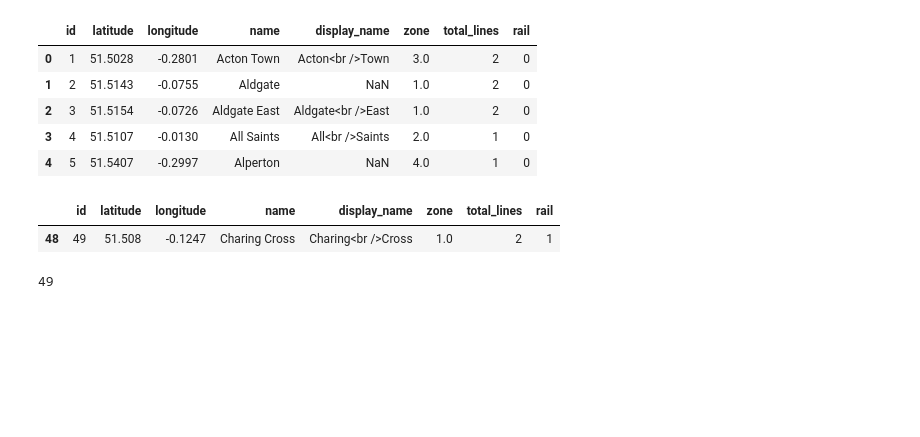
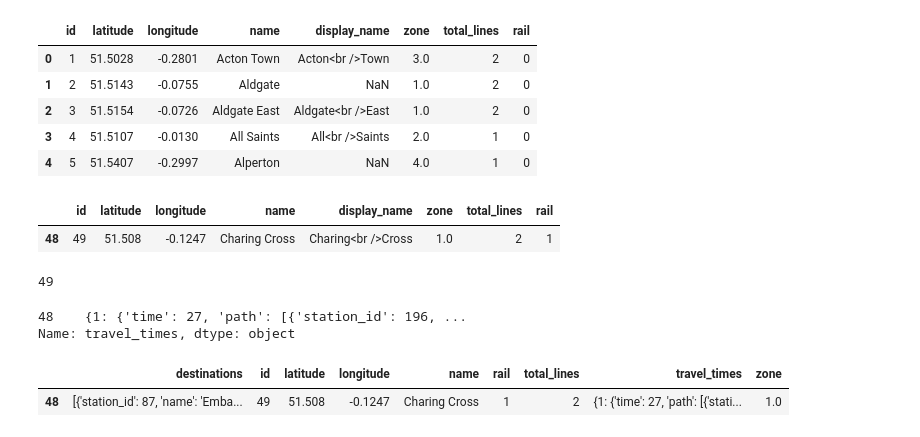
Before and after one commit to gbiggs31/halfway2, a Jupyter notebook: Scratch Script.ipynb, the cells around one changed output. Drawn from its saved outputs; the diff is of its cells as text; code cells hidden in the pictures; blank space fills up the shorter version.

```diff
--- a/Scratch Script.ipynb
+++ b/Scratch Script.ipynb
@@ -146,0 +157,10 @@ find_nearest_station(d["user_input_latitude{0}".format(0)],d["user_input_longitu
+# %%
+data_tubetravel[data_tubetravel['id'] == int(49)]['travel_times']
+# %% [output]
+48    {1: {'time': 27, 'path': [{'station_id': 196, ...
+Name: travel_times, dtype: object
+# %%
+data_tubetravel[data_tubetravel['id'] == int(49)]
+# %% [output]
+|  | destinations | id | latitude | longitude | name | rail | total_lines | travel_times | zone |
+| 48 | [{'station_id': 87, 'name': 'Emba... | 49 | 51.508 | -0.1247 | Charing Cross | 1 | 2 | {1: {'time': 27, 'path': [{'stati... | 1.0 |
```
Also changed, not shown: parts of 16 cells of this notebook, 3 other files.
